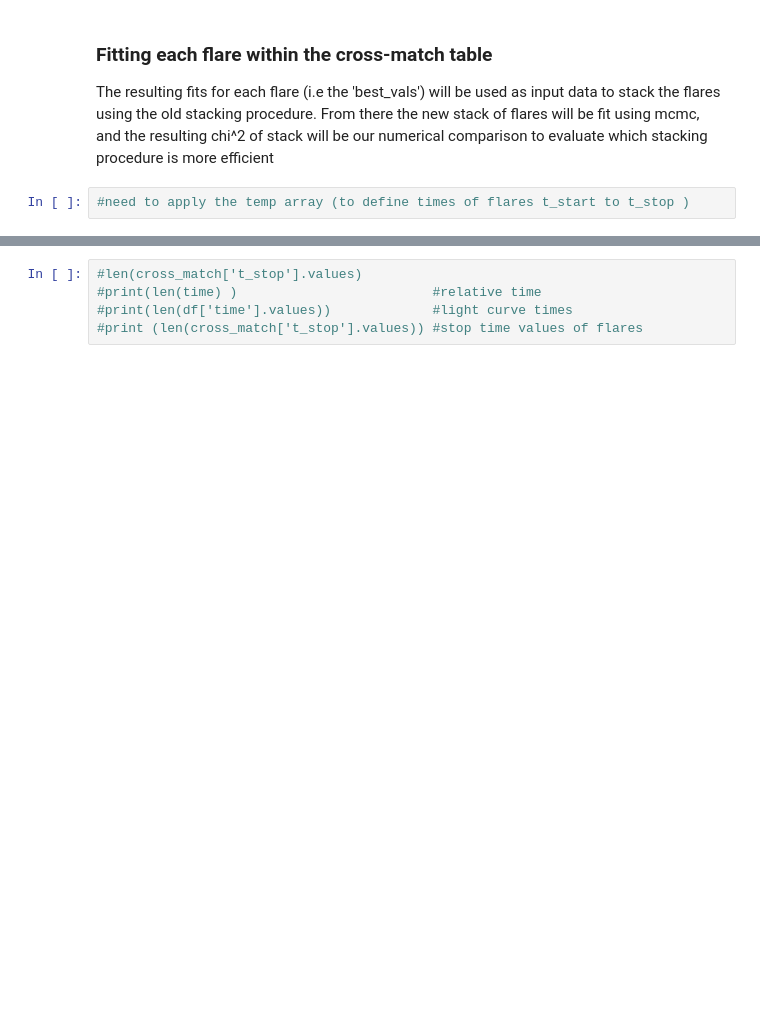
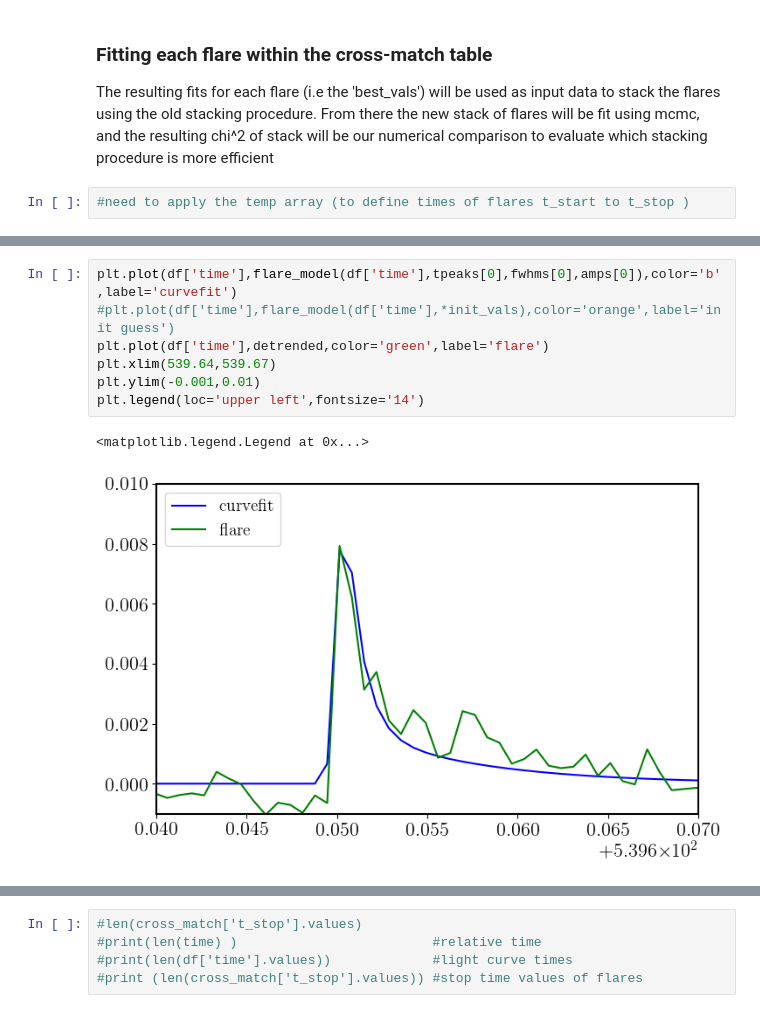
Before and after one commit to lupitatovar/flares, a Jupyter notebook: notebooks/Flare_Model_V1.ipynb, the cells around one changed output, grey strips where cells are left out. Drawn from its saved outputs; the diff is of its cells as text; blank space fills up the shorter version.

Commit message:
re stacking fit flares

```diff
--- a/notebooks/Flare_Model_V1.ipynb
+++ b/notebooks/Flare_Model_V1.ipynb
@@ -1106,0 +1172,10 @@ print(len(coeffs))
+# %%
+plt.plot(df['time'],flare_model(df['time'],tpeaks[0],fwhms[0],amps[0]),color='b',label='curvefit')
+#plt.plot(df['time'],flare_model(df['time'],*init_vals),color='orange',label='init guess')
+plt.plot(df['time'],detrended,color='green',label='flare')
+plt.xlim(539.64,539.67)
+plt.ylim(-0.001,0.01)
+plt.legend(loc='upper left',fontsize='14')
+# %% [output]
+<matplotlib.legend.Legend at 0x...>
+[figure, added]
```
Also changed, not shown: parts of 24 cells of this notebook.
